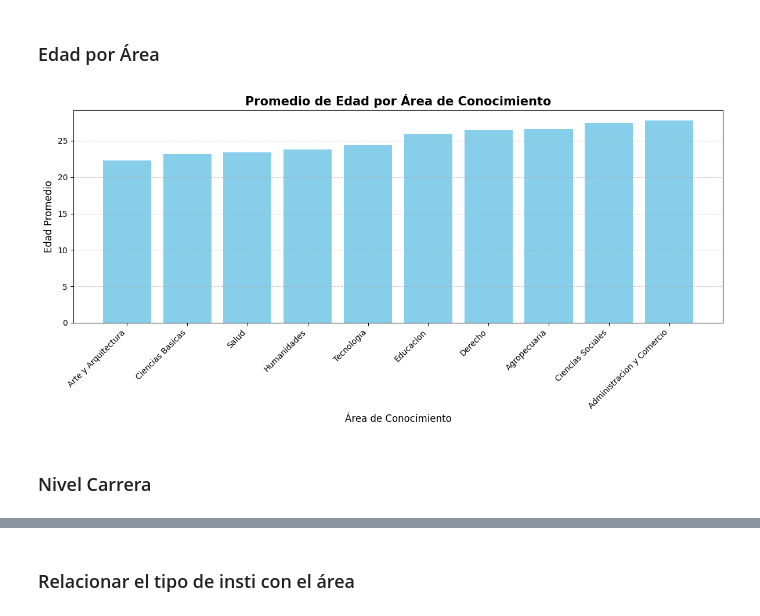
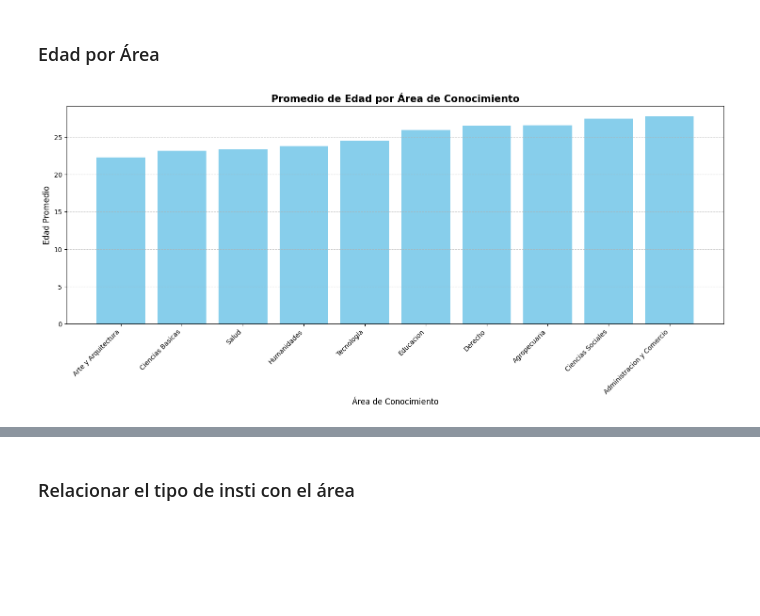
Before and after one commit to DiegoPyLL/ProyectoMat_EV1, a Jupyter notebook: TrabajoPractico.ipynb, the cells around one changed output, grey strips where cells are left out. Drawn from its saved outputs; the diff is of its cells as text; code cells hidden in the pictures; blank space fills up the shorter version.

```diff
--- a/TrabajoPractico.ipynb
+++ b/TrabajoPractico.ipynb
@@ -283,19 +463,16 @@ plt.show()
 # %%
 
 # Calcular promedio de edad por área
 promedios = dataFrame.groupby('AREA CONOCIMIENTO')['EDAD'].mean().sort_values()
 
 # Gráfico de barras
-plt.figure(figsize=(12,6))
+plt.figure(figsize=(18,6))
 plt.bar(promedios.index, promedios.values, color='skyblue')
 plt.title("Promedio de Edad por Área de Conocimiento", fontsize=15, fontweight='bold')
 plt.xlabel("Área de Conocimiento", fontsize=12)
 plt.ylabel("Edad Promedio", fontsize=12)
 plt.xticks(rotation=45, ha='right')
 plt.grid(axis='y', linestyle='--', alpha=0.6)
-plt.tight_layout()
 plt.show()
 # %% [output]
-[figure, old version]
+[figure, new version]
-# %% [markdown]
-### Nivel Carrera
```
Also changed, not shown: parts of 15 cells of this notebook.
